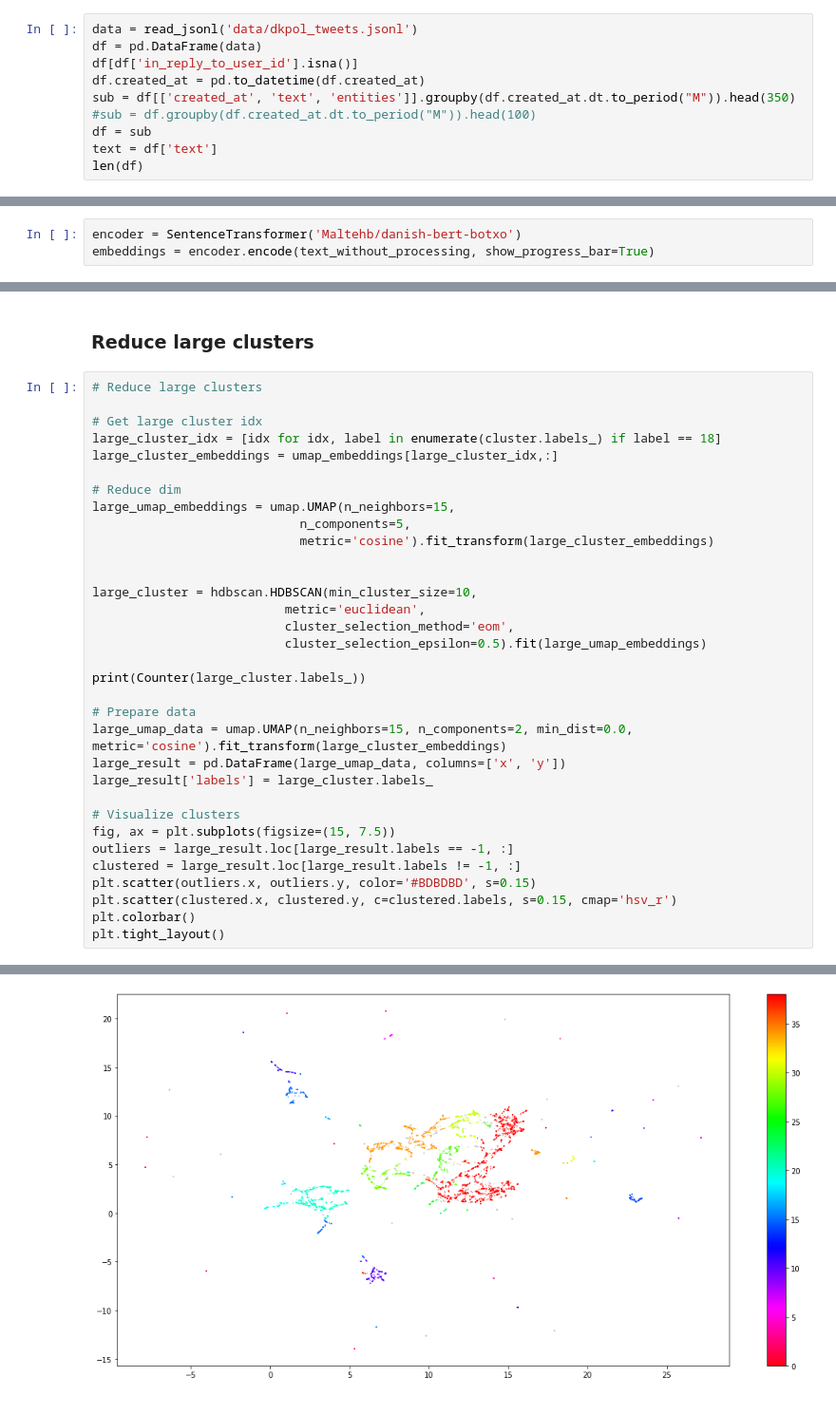
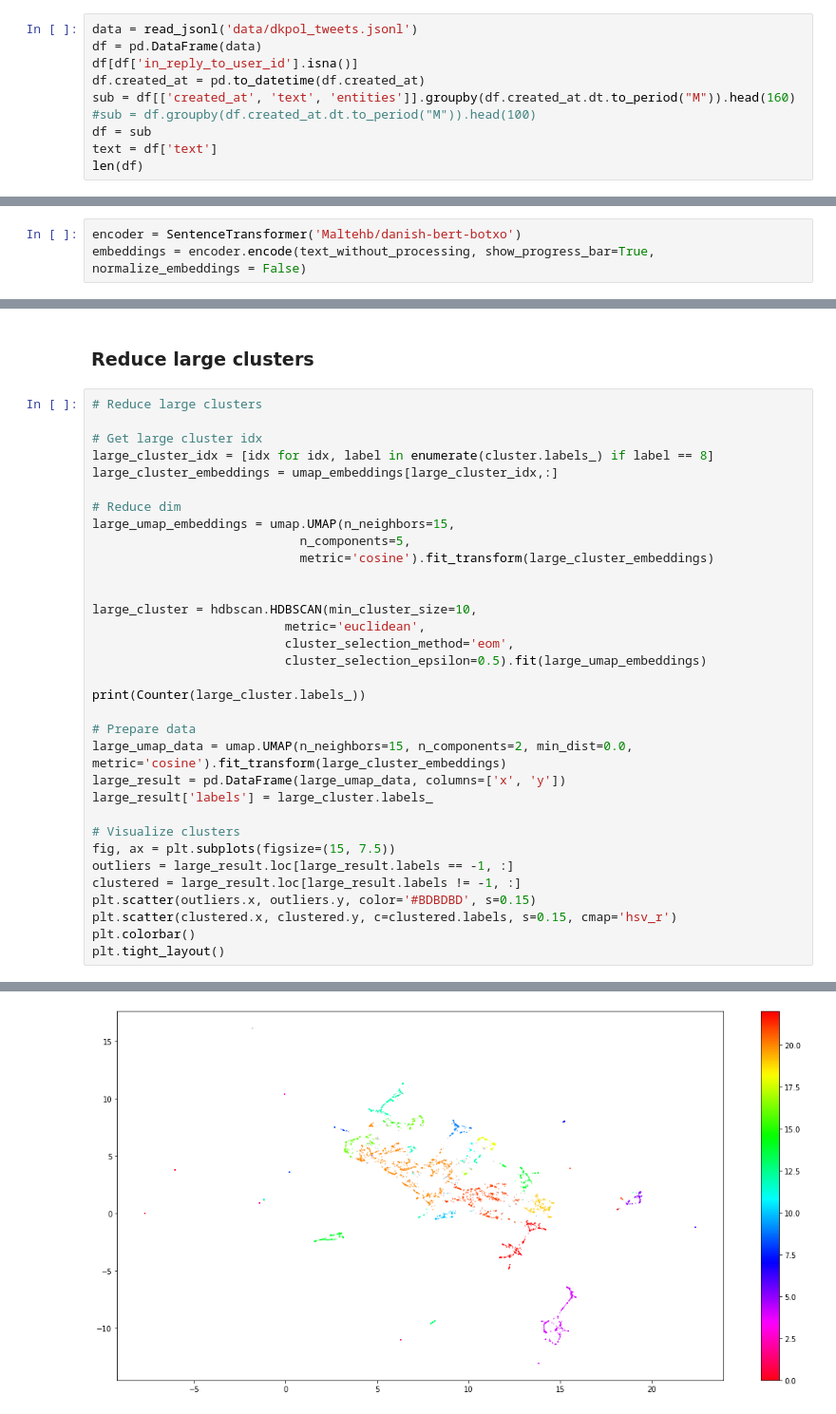
Before and after one commit to AndersGiovanni/ditw_project, a Jupyter notebook: src/clustering.ipynb, the cells around one changed output, grey strips where cells are left out. Shown at 95% size. Saved outputs shown, nothing was run; the diff lists cells and outputs as text.

Commit message:
twitter and folketinget clustering

```diff
--- a/src/clustering.ipynb
+++ b/src/clustering.ipynb
@@ -48,7 +48,7 @@ data = read_jsonl('data/dkpol_tweets.jsonl')
 df = pd.DataFrame(data)
 df[df['in_reply_to_user_id'].isna()]
 df.created_at = pd.to_datetime(df.created_at)
-sub = df[['created_at', 'text', 'entities']].groupby(df.created_at.dt.to_period("M")).head(350)
+sub = df[['created_at', 'text', 'entities']].groupby(df.created_at.dt.to_period("M")).head(160)
 #sub = df.groupby(df.created_at.dt.to_period("M")).head(100)
 df = sub
 text = df['text']
@@ -60,6 +60,6 @@ Reading data/dkpol_tweets.jsonl
 text_without_processing = replace_url(df['text'], replacement = 'URL')
 # %%
 encoder = SentenceTransformer('Maltehb/danish-bert-botxo')
-embeddings = encoder.encode(text_without_processing, show_progress_bar=True)
+embeddings = encoder.encode(text_without_processing, show_progress_bar=True, normalize_embeddings = False)
 # %% [output]
 WARNING:root:No sentence-transformers model found with name /root/.cache/torch/sentence_transformers/Maltehb_danish-bert-botxo. Creating a new one with MEAN pooling.
@@ -274,7 +277,7 @@ print(top_n_words.keys())
 # Reduce large clusters
 
 # Get large cluster idx
-large_cluster_idx = [idx for idx, label in enumerate(cluster.labels_) if label == 18]
+large_cluster_idx = [idx for idx, label in enumerate(cluster.labels_) if label == 8]
 large_cluster_embeddings = umap_embeddings[large_cluster_idx,:]
 
 # Reduce dim
@@ -308,4 +311,4 @@ Counter({38: 1838, 34: 812, 20: 677, 28: 362, 30: 361, -1: 354, 15: 339, 27: 289
-[figure, old version]
+[figure, new version]
 # %%
 docs_df = pd.DataFrame([all_tokenizer_text[i] for i in large_cluster_idx] , columns=["Doc"])
 docs_df['Original Docs'] = [list(text.values)[i] for i in large_cluster_idx]
```
Also changed, not shown: parts of 21 cells of this notebook, 10 other files.
